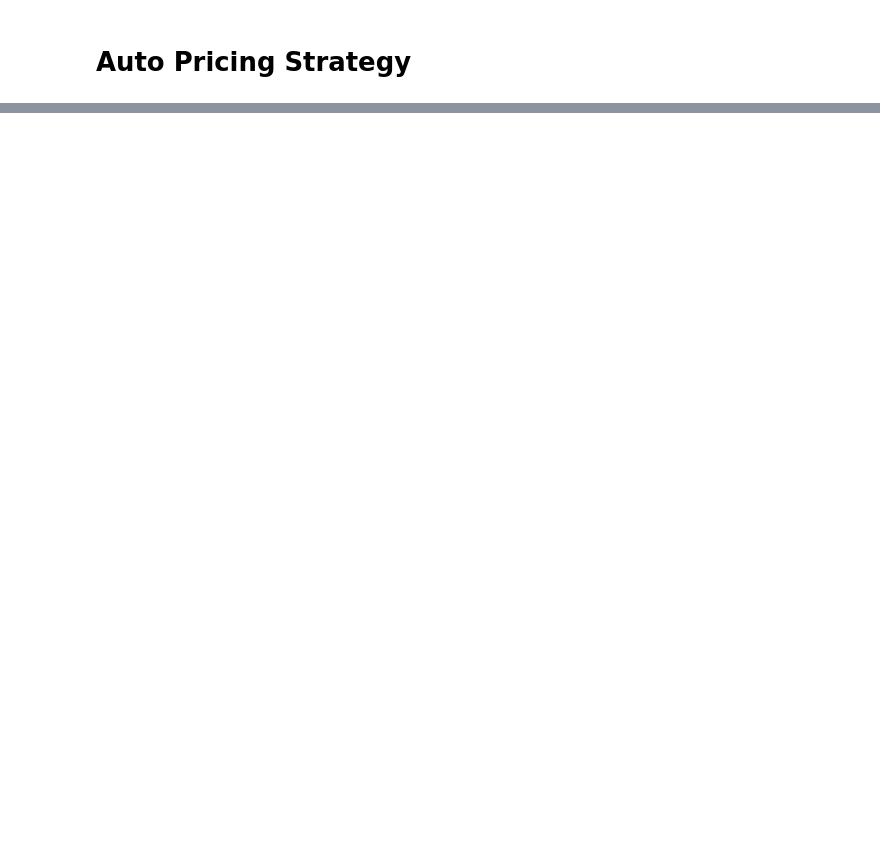
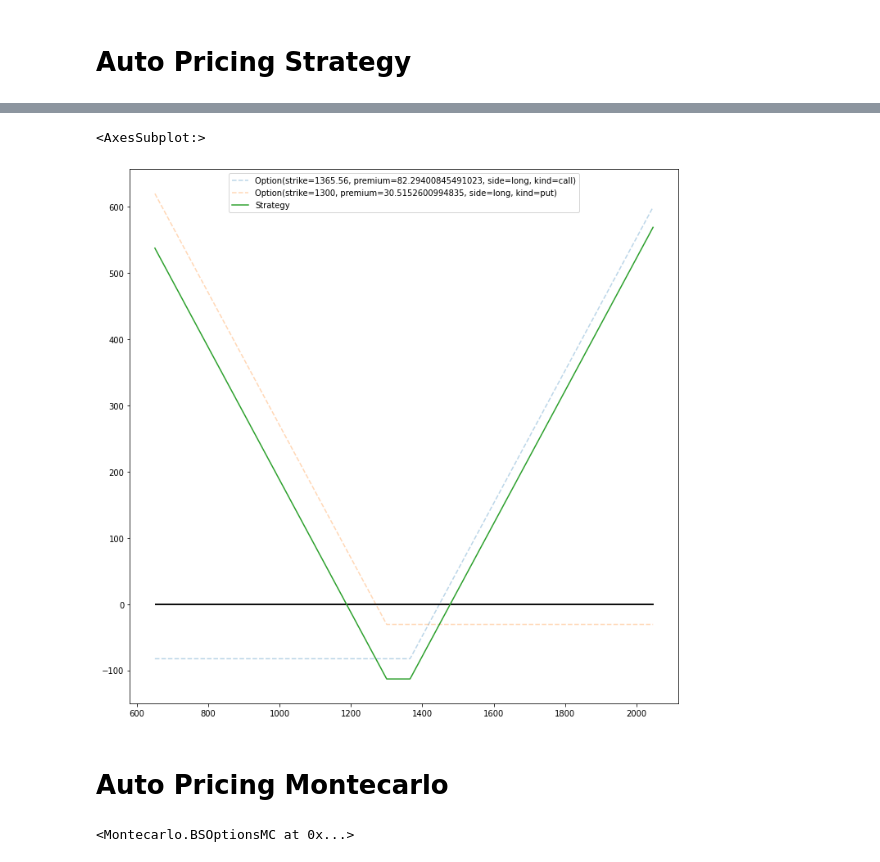
Before and after one commit to andyherfer/finance, a Jupyter notebook: options/demo.ipynb, the cells around one changed output, grey strips where cells are left out. Drawn from its saved outputs; the diff is of its cells as text; code cells hidden in the pictures; blank space fills up the shorter version.

```diff
--- a/options/demo.ipynb
+++ b/options/demo.ipynb
@@ -89,0 +101,11 @@ strategy.plot()
+# %%
+strategy.clear()
+(strategy.add(kind="call", side="long")
+ .add(strike=1300, kind="put", side="long"))
+
+strategy.plot()
+# %% [output]
+<AxesSubplot:>
+[figure, added]
+# %% [markdown]
+# Auto Pricing Montecarlo
@@ -89,0 +116,5 @@ strategy.plot()
+# %%
+(mc.add(kind="put", side="long")
+ .add(kind="put", side="long"))
+# %% [output]
+<Montecarlo.BSOptionsMC at 0x...>
```
Also changed, not shown: parts of 13 cells of this notebook, 4 other files.
